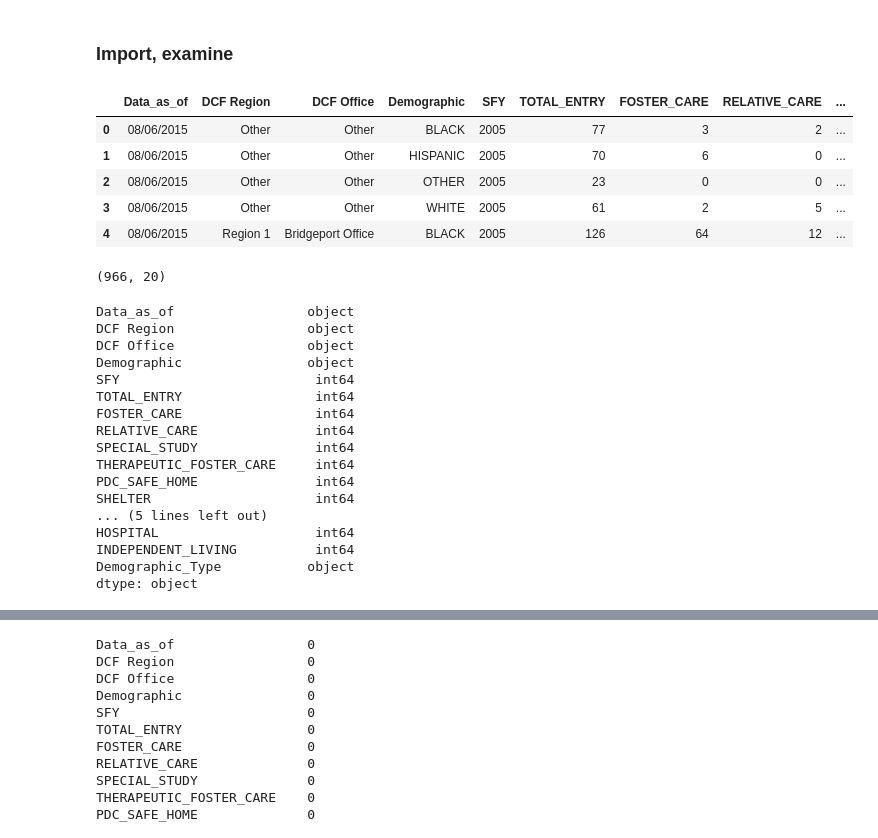
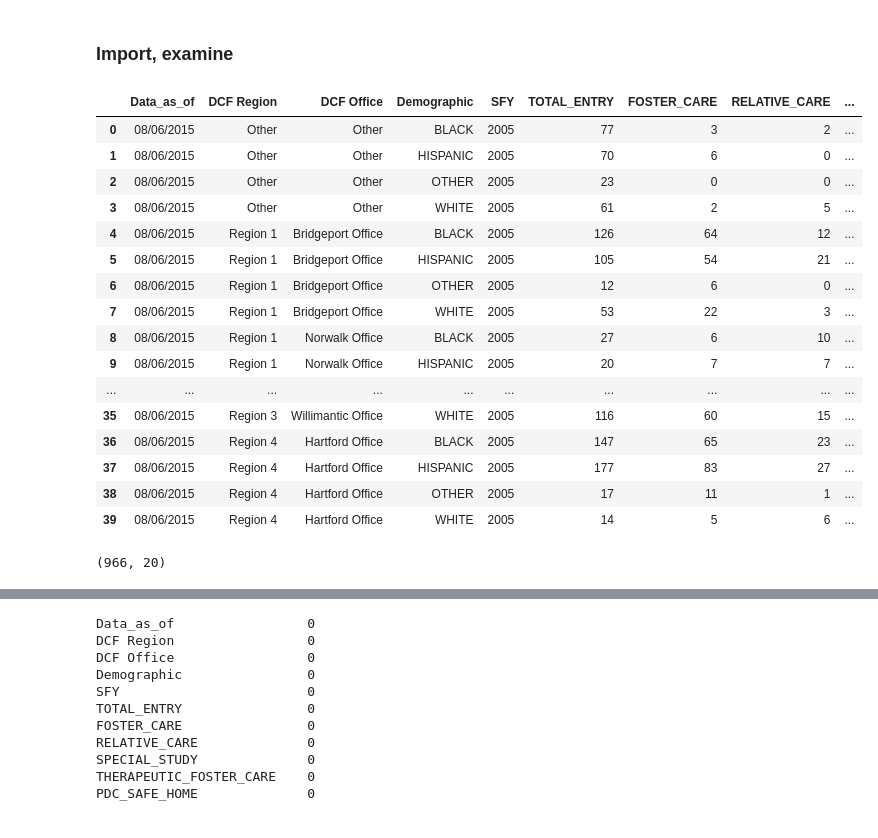
Before and after one commit to BoWarburton/DS-Unit-1-Sprint-4-Build-Week-1, a Jupyter notebook: Unit_1_Build_Week_Bo_Warburton.ipynb, the cells around one changed output, grey strips where cells are left out. Saved outputs shown, nothing was run; the diff lists cells and outputs as text; code cells hidden in the pictures.

```diff
--- a/Unit_1_Build_Week_Bo_Warburton.ipynb
+++ b/Unit_1_Build_Week_Bo_Warburton.ipynb
@@ -36,40 +38,27 @@ import numpy as np
 import pandas as pd
 # %%
 df_original = pd.read_csv('https://raw.githubusercontent.com/BoWarburton/data/master/dcf.csv')
-df_original.head(5)
+df_original.head(40)
 # %% [output]
 |  | Data_as_of | DCF Region | DCF Office | Demographic | SFY | TOTAL_ENTRY | FOSTER_CARE | RELATIVE_CARE | ... |
 | 0 | 08/06/2015 | Other | Other | BLACK | 2005 | 77 | 3 | 2 | ... |
 | 1 | 08/06/2015 | Other | Other | HISPANIC | 2005 | 70 | 6 | 0 | ... |
 | 2 | 08/06/2015 | Other | Other | OTHER | 2005 | 23 | 0 | 0 | ... |
 | 3 | 08/06/2015 | Other | Other | WHITE | 2005 | 61 | 2 | 5 | ... |
 | 4 | 08/06/2015 | Region 1 | Bridgeport Office | BLACK | 2005 | 126 | 64 | 12 | ... |
+| 5 | 08/06/2015 | Region 1 | Bridgeport Office | HISPANIC | 2005 | 105 | 54 | 21 | ... |
+| 6 | 08/06/2015 | Region 1 | Bridgeport Office | OTHER | 2005 | 12 | 6 | 0 | ... |
+| 7 | 08/06/2015 | Region 1 | Bridgeport Office | WHITE | 2005 | 53 | 22 | 3 | ... |
+| 8 | 08/06/2015 | Region 1 | Norwalk Office | BLACK | 2005 | 27 | 6 | 10 | ... |
+| 9 | 08/06/2015 | Region 1 | Norwalk Office | HISPANIC | 2005 | 20 | 7 | 7 | ... |
+| ... | ... | ... | ... | ... | ... | ... | ... | ... | ... |
+| 35 | 08/06/2015 | Region 3 | Willimantic Office | WHITE | 2005 | 116 | 60 | 15 | ... |
+| 36 | 08/06/2015 | Region 4 | Hartford Office | BLACK | 2005 | 147 | 65 | 23 | ... |
+| 37 | 08/06/2015 | Region 4 | Hartford Office | HISPANIC | 2005 | 177 | 83 | 27 | ... |
+| 38 | 08/06/2015 | Region 4 | Hartford Office | OTHER | 2005 | 17 | 11 | 1 | ... |
+| 39 | 08/06/2015 | Region 4 | Hartford Office | WHITE | 2005 | 14 | 5 | 6 | ... |
 # %%
 # 966 rows, four (one for each ethnicity) for each month in the period
 df_original.shape
 # %% [output]
 (966, 20)
-# %%
-# The 20 rows are one datetime, two strings for the DCF office and region,
-# One indication that all demographic values are for race,
-# SFY is "state fiscal year" derived from Data_as_of,
-# And TOTAL_ENTRY which is the sum of all the other column values
-df_original.dtypes
-# %% [output]
-Data_as_of                 object
-DCF Region                 object
-DCF Office                 object
-Demographic                object
-SFY                         int64
-TOTAL_ENTRY                 int64
-FOSTER_CARE                 int64
-RELATIVE_CARE               int64
-SPECIAL_STUDY               int64
-THERAPEUTIC_FOSTER_CARE     int64
-PDC_SAFE_HOME               int64
-SHELTER                     int64
-... (5 lines left out)
-HOSPITAL                    int64
-INDEPENDENT_LIVING          int64
-Demographic_Type           object
-dtype: object
```
Also changed, not shown: parts of 18 cells of this notebook.
